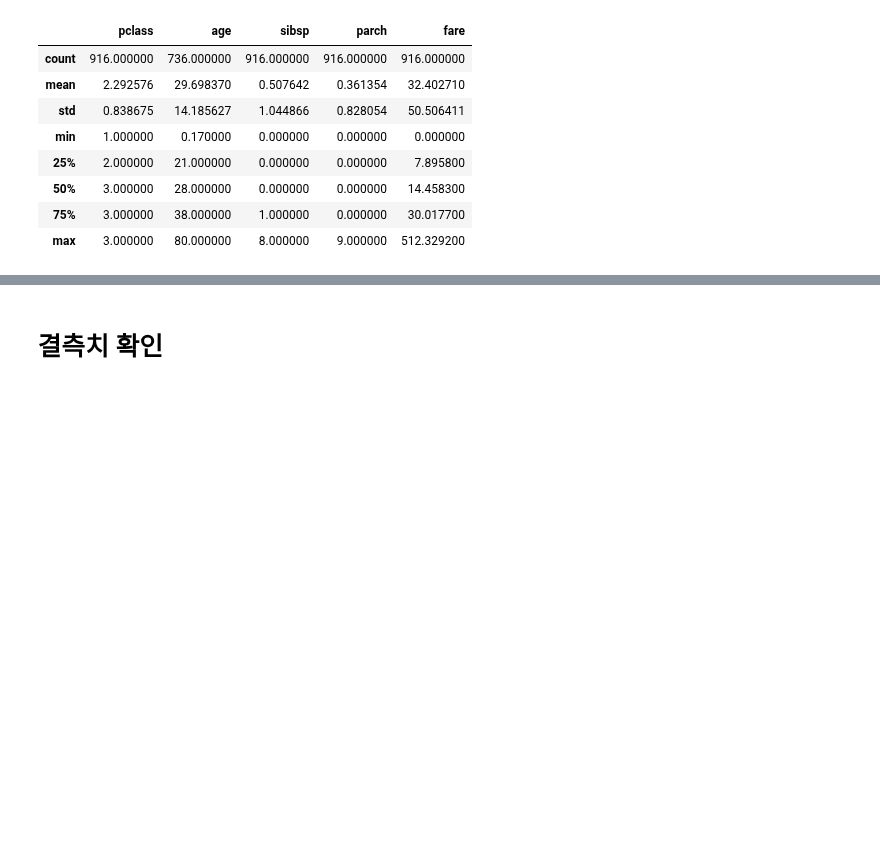
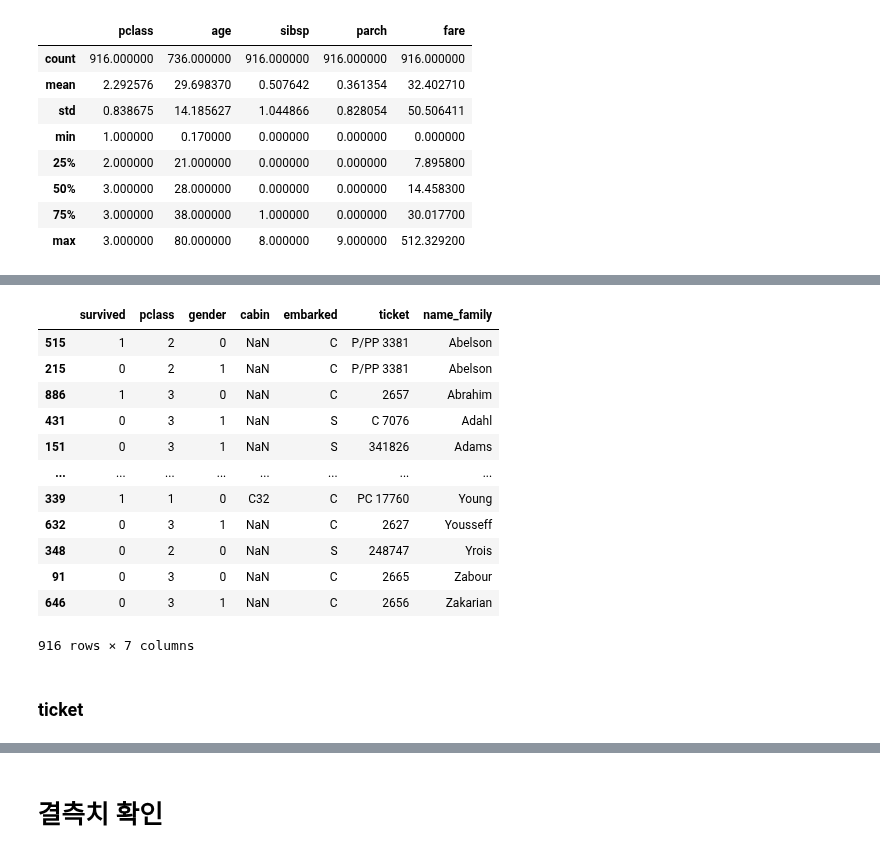
Before and after one commit to moneyless1989/data_engineering, a Jupyter notebook: practices/kaggle/encore_titanic_v1.ipynb, the cells around one changed output, grey strips where cells are left out. Drawn from its saved outputs; the diff is of its cells as text; code cells hidden in the pictures; blank space fills up the shorter version.

```diff
--- a/practices/kaggle/encore_titanic_v1.ipynb
+++ b/practices/kaggle/encore_titanic_v1.ipynb
@@ -89,0 +196,5 @@ tr_
+# %%
+# 성별을 0과 1로 치환
+train_object["gender"].replace({"male": 1, "female": 0}, inplace=True)
+train["gender"].replace({"male": 1, "female": 0}, inplace=True)
+test["gender"].replace({"male": 1, "female": 0}, inplace=True)
@@ -89,0 +290,21 @@ tr_
+# %%
+titles = {
+    'Mr.':1,
+    'Miss.':2,
+    'Mrs.':3,
+    'Master.':4,
+    'Col.':4,
+    'Dr.':4,
+    'Rev.':4,
+    'Don.':4,
+    'Ms.':2,
+    'Major.':4,
+    'Jonkheer.':4,
+    'Mlle.':4,
+    'the Countess.':4,
+    'Capt.':4,
+    'Sir.':3,
+}
+# %%
+train["name_title"].replace(titles, inplace=True)
+train[:5]
@@ -89,0 +328,18 @@ tr_
+# %%
+train[["survived", "pclass", "gender", "cabin", "embarked", "ticket", "name_family"]].sort_values(["name_family"])
+# %% [output]
+|  | survived | pclass | gender | cabin | embarked | ticket | name_family |
+| 515 | 1 | 2 | 0 | NaN | C | P/PP 3381 | Abelson |
+| 215 | 0 | 2 | 1 | NaN | C | P/PP 3381 | Abelson |
+| 886 | 1 | 3 | 0 | NaN | C | 2657 | Abrahim |
+| 431 | 0 | 3 | 1 | NaN | S | C 7076 | Adahl |
+| 151 | 0 | 3 | 1 | NaN | S | 341826 | Adams |
+| ... | ... | ... | ... | ... | ... | ... | ... |
+| 339 | 1 | 1 | 0 | C32 | C | PC 17760 | Young |
+| 632 | 0 | 3 | 1 | NaN | C | 2627 | Yousseff |
+| 348 | 0 | 2 | 0 | NaN | S | 248747 | Yrois |
+| 91 | 0 | 3 | 0 | NaN | C | 2665 | Zabour |
+| 646 | 0 | 3 | 1 | NaN | C | 2656 | Zakarian |
+916 rows × 7 columns
+# %% [markdown]
+### ticket
```
Also changed, not shown: parts of 60 cells of this notebook, 5 other files.
